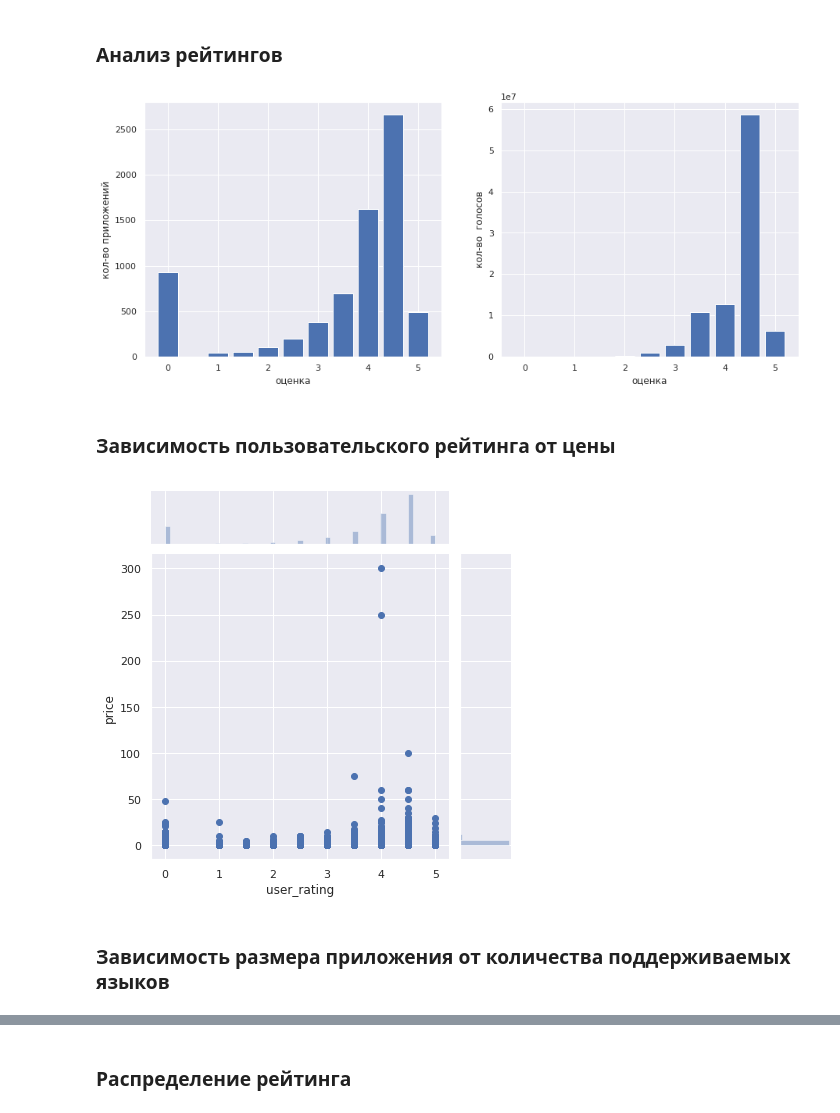
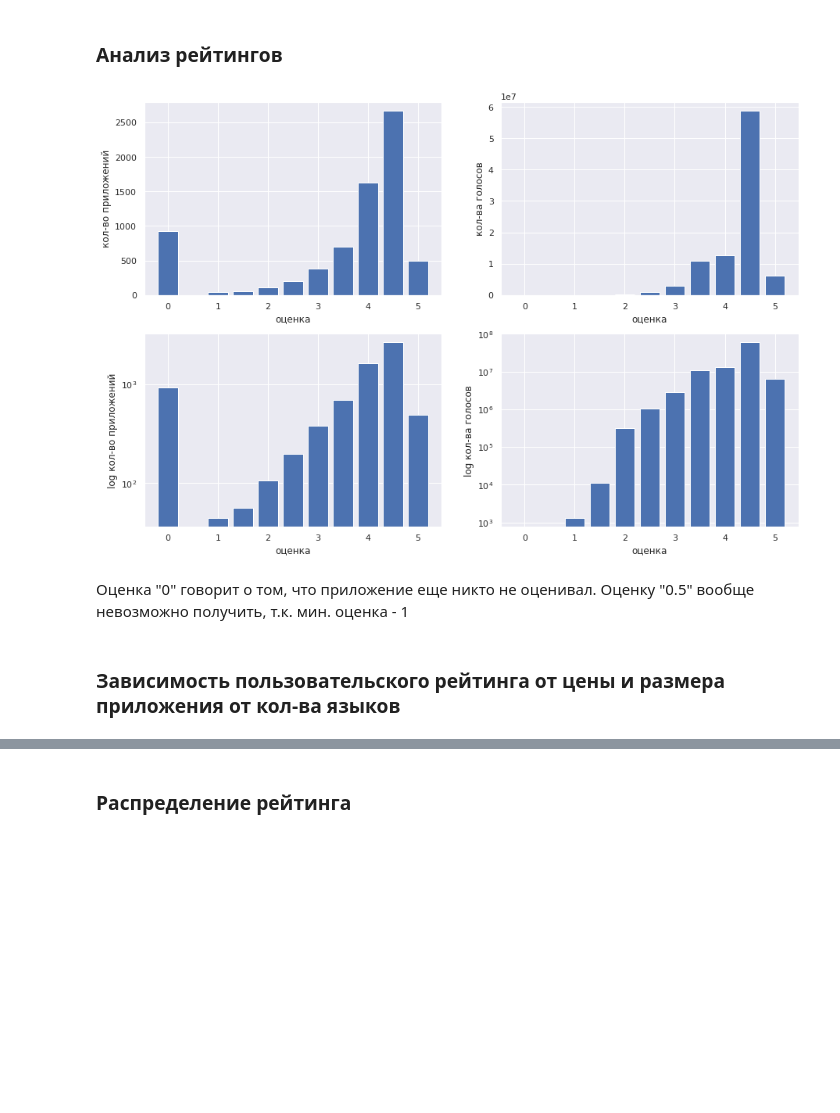
Before and after one commit to GHopperMSK/lmsu-homework, a Jupyter notebook: eda-app-store/eda-app-store.ipynb, the cells around one changed output, grey strips where cells are left out. Cells and saved outputs as stored; diff of their text form; code cells hidden in the pictures; blank space fills up the shorter version.

Commit message:
graph combination

```diff
--- a/eda-app-store/eda-app-store.ipynb
+++ b/eda-app-store/eda-app-store.ipynb
@@ -214,26 +215,29 @@ plt.show()
 # %%
 ratingCount = appStoreData.groupby(['user_rating'])['track_name'].count()
 ratingSum = appStoreData.groupby(['user_rating'])['rating_count_tot'].sum()
 
-fig, axs = plt.subplots(figsize=(15,6), ncols=2)
-axs[0].set_xlabel("оценка")
-axs[0].set_ylabel("кол-во приложений")
+fig, axs = plt.subplots(figsize=(15,10), ncols=2, nrows=2)
+axs[0, 0].set_xlabel("оценка")
+axs[0, 0].set_ylabel("кол-во приложений")
 # axs[0].hist(appStoreData['user_rating'], 11)
-axs[0].bar(ratingCount.index.values, ratingCount, 0.4)
+axs[0, 0].bar(ratingCount.index.values, ratingCount, 0.4)
 
-axs[1].set_xlabel("оценка")
-axs[1].set_ylabel("кол-во  голосов")
-axs[1].bar(ratingSum.index.values, ratingSum, 0.4)
+axs[0, 1].set_xlabel("оценка")
+axs[0, 1].set_ylabel("кол-ва голосов")
+axs[0, 1].bar(ratingSum.index.values, ratingSum, 0.4)
+
+axs[1, 0].set_xlabel("оценка")
+axs[1, 0].set_ylabel("log кол-во приложений")
+axs[1, 0].bar(ratingCount.index.values, ratingCount, 0.4, log=True)
+
+axs[1, 1].set_xlabel("оценка")
+axs[1, 1].set_ylabel("log кол-ва голосов")
+axs[1, 1].bar(ratingSum.index.values, ratingSum, 0.4, log=True)
 
 plt.show()
 # %% [output]
-[figure, old version]
+[figure, new version]
+# %% [markdown]
+Оценка "0" говорит о том, что приложение еще никто не оценивал. Оценку "0.5" вообще невозможно получить, т.к. мин. оценка - 1
 # %% [markdown]
-### Зависимость пользовательского рейтинга от цены
+### Зависимость пользовательского рейтинга от цены и размера приложения от кол-ва языков
-# %%
-sns.jointplot(x='user_rating', y='price', data=appStoreData)
-plt.show()
-# %% [output]
-[figure, removed]
-# %% [markdown]
-### Зависимость размера приложения от количества поддерживаемых языков
```
Also changed, not shown: parts of 17 cells of this notebook.
